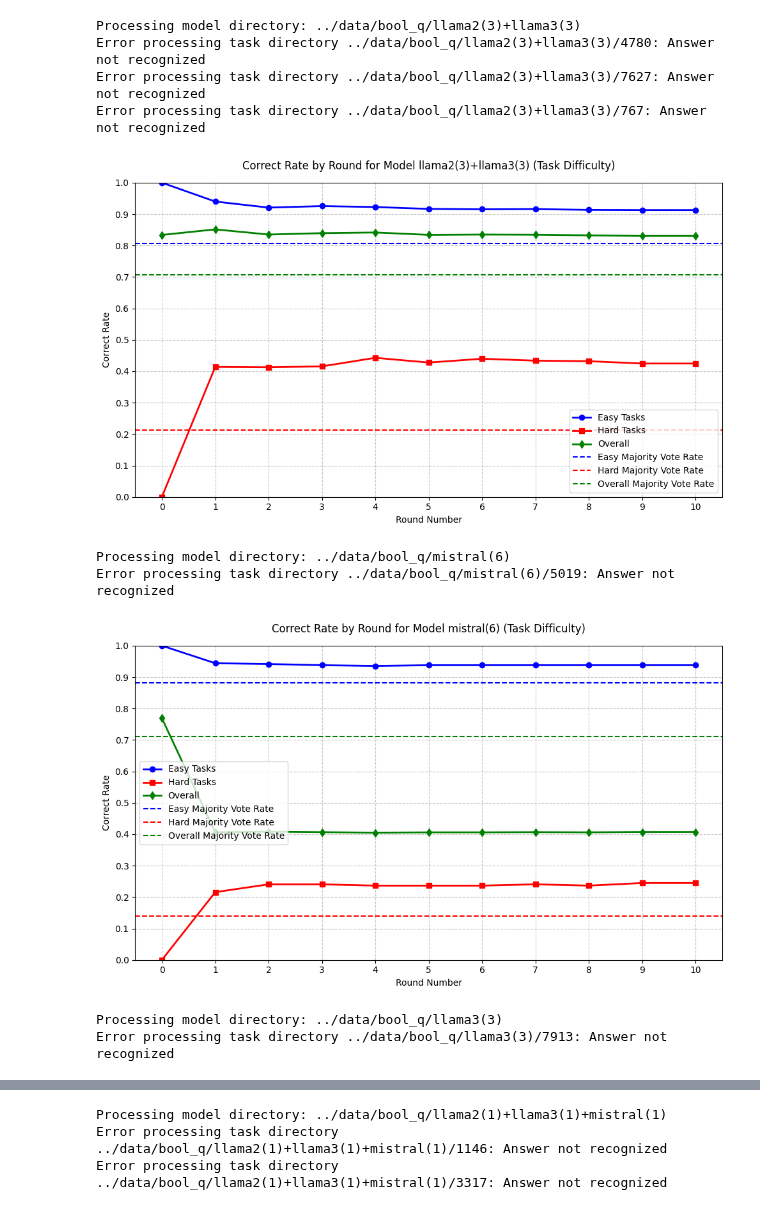
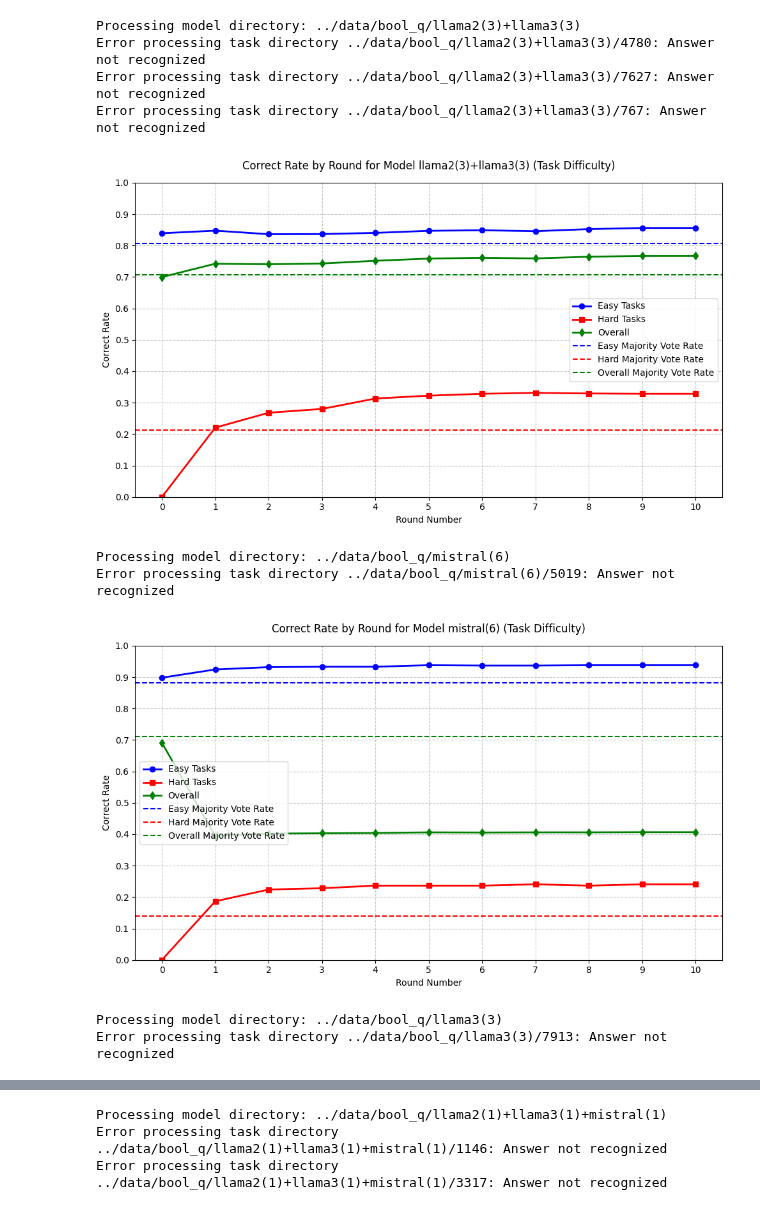
Before and after one commit to tyrionhuu/Multi-LLM-Debate, a Jupyter notebook: notebooks/correct_rate.ipynb, the cells around one changed output, grey strips where cells are left out. Drawn from its saved outputs; the diff is of its cells as text; code cells hidden in the pictures.

Commit message:
Refactor correct rate calculations for enhanced accuracy and clarity

```diff
--- a/notebooks/correct_rate.ipynb
+++ b/notebooks/correct_rate.ipynb
@@ -58,10 +58,17 @@ for model_dir in model_dirs:
             dataframe=hard_df,
             model_dir=model_dir,
         )
+        # print(hard_correct_rate_by_round_df.head())
         # Get numeric columns (rounds 0-10)
-        easy_rates = easy_correct_rate_by_round_df.iloc[0, 1:].values
-        hard_rates = hard_correct_rate_by_round_df.iloc[0, 1:].values
-        overall_rates = overall_correct_rate_df.iloc[0, 1:].values
+        easy_rates = easy_correct_rate_by_round_df[
+            easy_correct_rate_by_round_df['metric'] == 'majority'
+        ].iloc[0, 2:].values
+        hard_rates = hard_correct_rate_by_round_df[
+            hard_correct_rate_by_round_df['metric'] == 'majority'
+        ].iloc[0, 2:].values
+        overall_rates = overall_correct_rate_df[
+            overall_correct_rate_df['metric'] == 'majority'
+        ].iloc[0, 2:].values
         rounds = range(len(easy_rates))
 
         # Create figure and axis for plotting
@@ -72,37 +79,37 @@ for model_dir in model_dirs:
         plt.plot(rounds, hard_rates, 'r-s', label='Hard Tasks', linewidth=2)
         plt.plot(rounds, overall_rates, 'g-d', label='Overall', linewidth=2)
 
         # Add horizontal lines for majority vote rates
         plt.axhline(y=easy_majority_vote_rate, color='blue', linestyle='--', label='Easy Majority Vote Rate')
         plt.axhline(y=hard_majority_vote_rate, color='red', linestyle='--', label='Hard Majority Vote Rate')
         plt.axhline(y=overall_majority_vote_rate, color='green', linestyle='--', label='Overall Majority Vote Rate')
 
         # Customize plot
         plt.title(f'Correct Rate by Round for Model {model_dir.name} (Task Difficulty)', pad=15)
         plt.xlabel('Round Number')
         plt.ylabel('Correct Rate')
         plt.grid(True, linestyle='--', alpha=0.7)
         plt.legend()
 
         # Set y-axis limits and ticks
         plt.ylim(0, 1)
         plt.yticks(np.arange(0, 1.1, 0.1))
 
         # Set x-axis ticks
         plt.xticks(rounds)
 
         # Show plot
         plt.tight_layout()
         plt.show()
 # %% [output]
 Processing model directory: ../data/bool_q/llama2(3)+llama3(3)
 Error processing task directory ../data/bool_q/llama2(3)+llama3(3)/4780: Answer not recognized
 Error processing task directory ../data/bool_q/llama2(3)+llama3(3)/7627: Answer not recognized
 Error processing task directory ../data/bool_q/llama2(3)+llama3(3)/767: Answer not recognized
-[figure, old version]
+[figure, new version]
 Processing model directory: ../data/bool_q/mistral(6)
 Error processing task directory ../data/bool_q/mistral(6)/5019: Answer not recognized
-[figure, old version]
+[figure, new version]
 Processing model directory: ../data/bool_q/llama3(3)
 Error processing task directory ../data/bool_q/llama3(3)/7913: Answer not recognized
 [figure]
```
Also changed, not shown: parts of 2 cells of this notebook.
